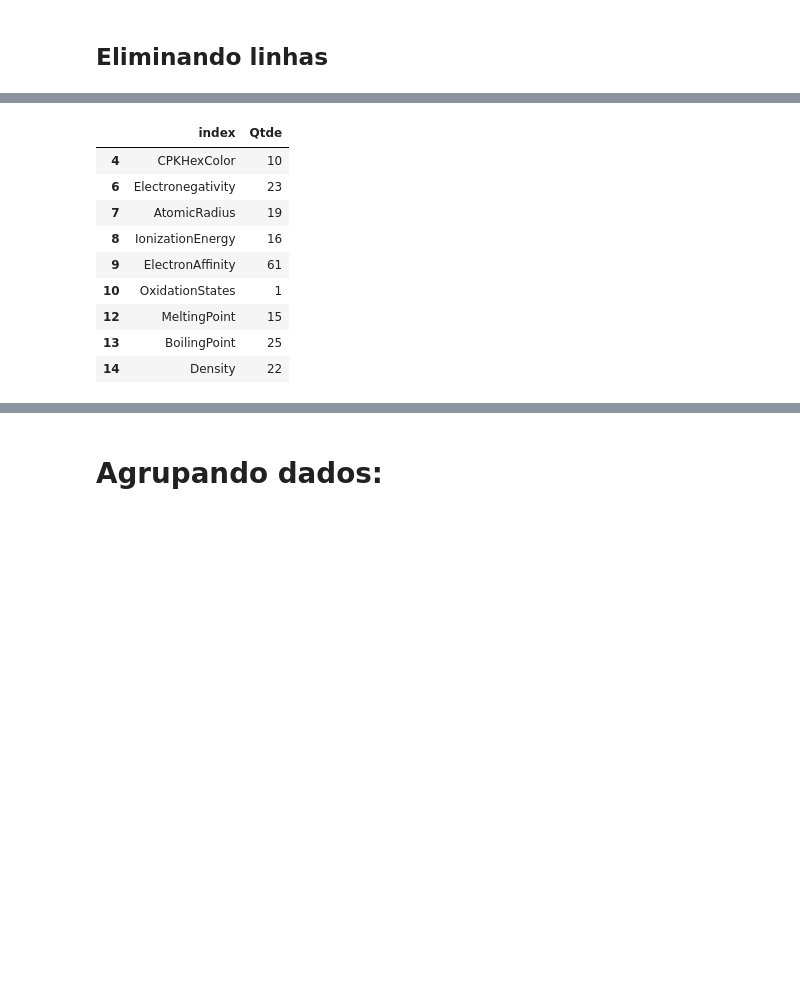
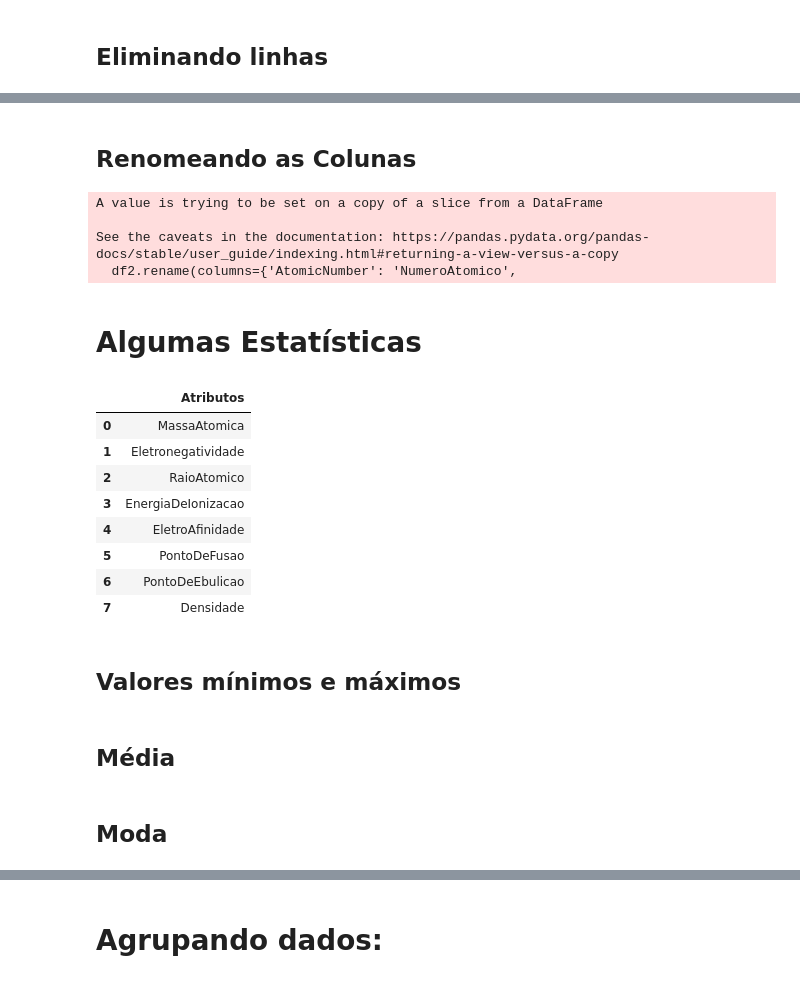
Before and after one commit to rogerioribeiromacedo/estatistica_com_python, a Jupyter notebook: periodic_table.ipynb, the cells around one changed output, grey strips where cells are left out. Cells and saved outputs as stored; diff of their text form; code cells hidden in the pictures; blank space fills up the shorter version.

```diff
--- a/periodic_table.ipynb
+++ b/periodic_table.ipynb
@@ -105,19 +87,3 @@ memory usage: 14.5+ KB
-# %%
-# Listando as colunas que contém valores nulos
-nulos2 = df2.isna().sum()
-df2_nulos = nulos.reset_index(name='Qtde')
-df2_nulos[df2_nulos.Qtde > 0]
-# %% [output]
-|  | index | Qtde |
-| 4 | CPKHexColor | 10 |
-| 6 | Electronegativity | 23 |
-| 7 | AtomicRadius | 19 |
-| 8 | IonizationEnergy | 16 |
-| 9 | ElectronAffinity | 61 |
-| 10 | OxidationStates | 1 |
-| 12 | MeltingPoint | 15 |
-| 13 | BoilingPoint | 25 |
-| 14 | Density | 22 |
 # %%
 # Listando elemetos de um tipo específico
 tipo = 'Halogênio'
@@ -130,3 +96,50 @@ df_listatipo
 | 34 | 35 | Br | Bromo | 79.900000 | A62929 | [Ar]4s2 3d10 4p5 | 2.96 | ... |
 | 52 | 53 | I | Iodo | 126.904500 | 940094 | [Kr]5s2 4d10 5p5 | 2.66 | ... |
 | 84 | 85 | At | Astato | 209.987150 | 754F45 | [Xe]6s2 4f14 5d10 6p5 | 2.20 | ... |
+# %% [markdown]
+<h2>Renomeando as Colunas</h2>
+# %%
+df2.rename(columns={'AtomicNumber': 'NumeroAtomico',
+                    'Symbol': 'Simbolo',
+                    'Name': 'Nome',
+                    'ElectronConfiguration': 'ConfiguracaoEletronica',
+                    'AtomicMass': 'MassaAtomica',
+                    'Electronegativity': 'Eletronegatividade',
+                    'AtomicRadius': 'RaioAtomico',
+                    'IonizationEnergy': 'EnergiaDeIonizacao',
+                    'ElectronAffinity': 'EletroAfinidade',
+                    'OxidationStates': 'EstadosDeOxidacao',
+                    'StandardState': 'EstadoPadrao',
+                    'MeltingPoint': 'PontoDeFusao',
+                    'BoilingPoint': 'PontoDeEbulicao',
+                    'GroupBlock': 'Grupo',
+                    'YearDiscovered': 'AnoDoDescobimento',
+                    'Density': 'Densidade'}, inplace=True)
+# %% [output]
+A value is trying to be set on a copy of a slice from a DataFrame
+
+See the caveats in the documentation: https://pandas.pydata.org/pandas-docs/stable/user_guide/indexing.html#returning-a-view-versus-a-copy
+  df2.rename(columns={'AtomicNumber': 'NumeroAtomico',
+# %% [markdown]
+<h1><b>Algumas Estatísticas</b></h1>
+# %%
+# Colunas
+colunas_numericas = []
+for index, value in df2.dtypes.items():
+    if ((value == 'int64') | (value == 'float64')) & (index != 'NumeroAtomico'):
+        colunas_numericas.append(index)
+
+df_estatisticas = pd.DataFrame(colunas_numericas, columns=['Atributos'])
+df_estatisticas
+# %% [output]
+|  | Atributos |
+| 0 | MassaAtomica |
+| 1 | Eletronegatividade |
+| 2 | RaioAtomico |
+| 3 | EnergiaDeIonizacao |
+| 4 | EletroAfinidade |
+| 5 | PontoDeFusao |
+| 6 | PontoDeEbulicao |
+| 7 | Densidade |
+# %% [markdown]
+<h2>Valores mínimos e máximos</h2>
@@ -132,0 +159,2 @@ df_listatipo
+# %% [markdown]
+<h2>Média</h2>
@@ -132,0 +171,2 @@ df_listatipo
+# %% [markdown]
+<h2>Moda</h2>
```
Also changed, not shown: parts of 22 cells of this notebook.
